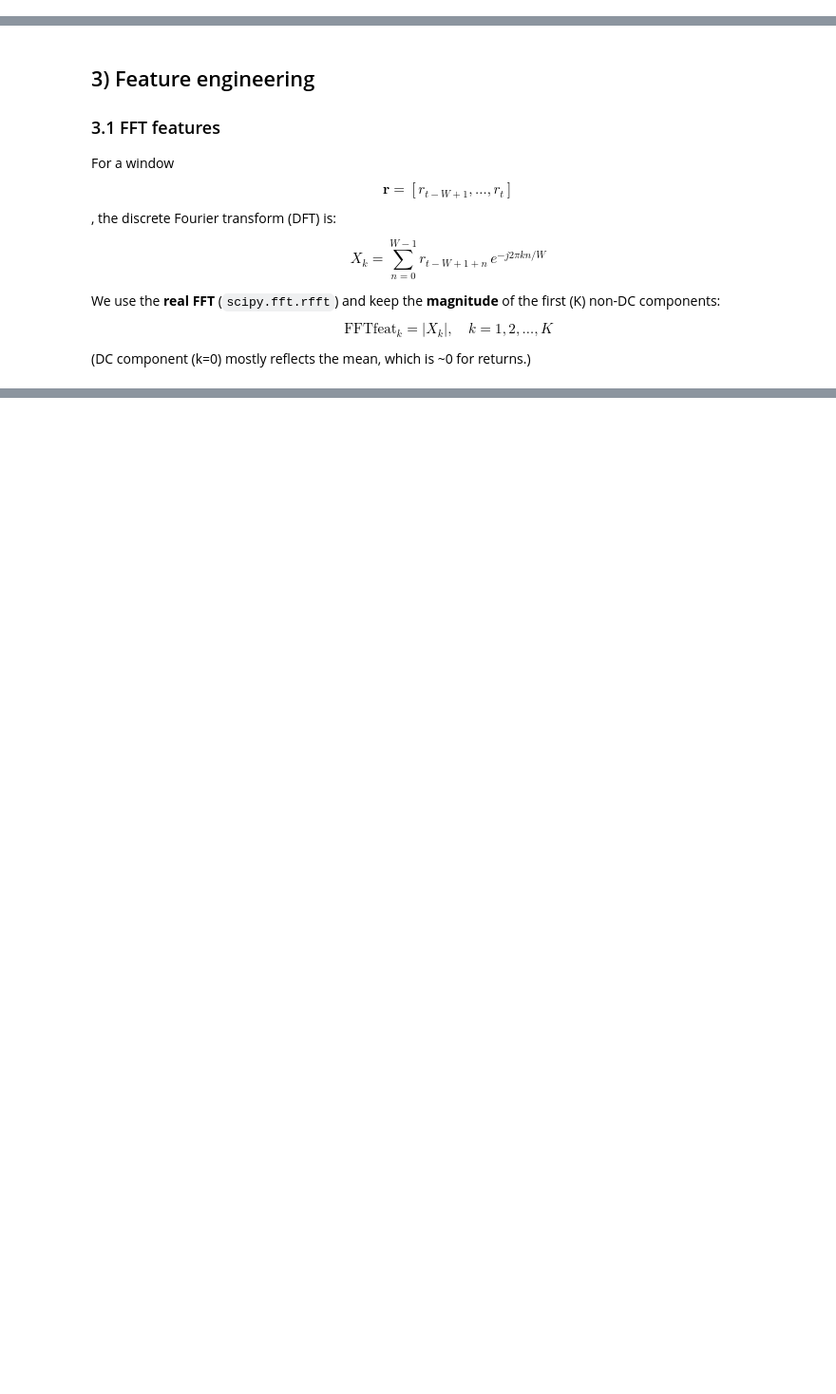
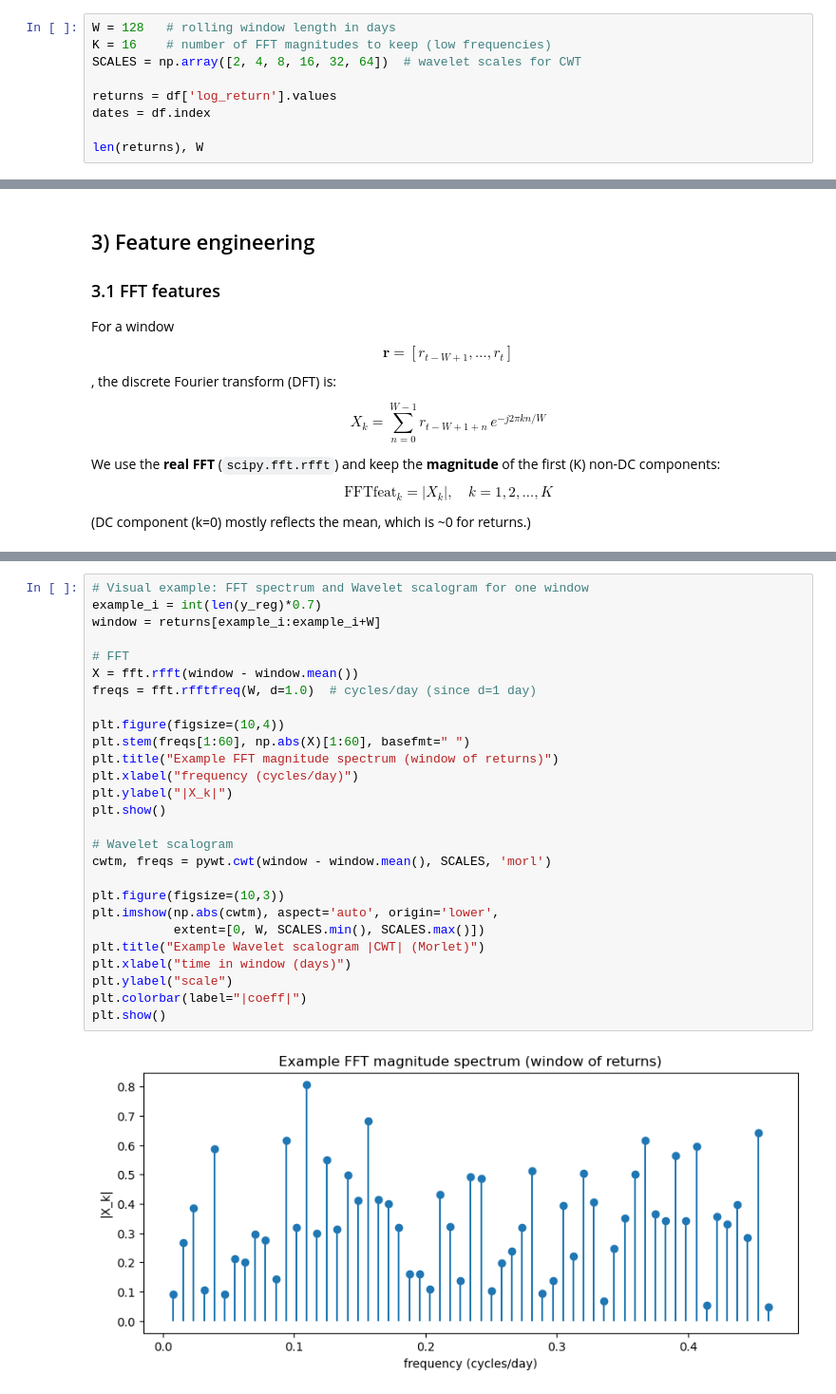
Before and after one commit to mtodoroff/Math-concepts-for-developers-Softuni, a Jupyter notebook: BTC_FFT_vs_Wavelet_Predictability.ipynb, the cells around one changed output, grey strips where cells are left out. Shown at 95% size. Drawn from its saved outputs; the diff is of its cells as text; blank space fills up the shorter version.

```diff
--- a/BTC_FFT_vs_Wavelet_Predictability.ipynb
+++ b/BTC_FFT_vs_Wavelet_Predictability.ipynb
@@ -117,3 +117,12 @@ We'll compare:
 - **Wavelet features:** average absolute CWT coefficients across a set of scales
 
 We also include a simple baseline: predict 0 return (regression) / predict majority class (classification).
+# %%
+W = 128   # rolling window length in days
+K = 16    # number of FFT magnitudes to keep (low frequencies)
+SCALES = np.array([2, 4, 8, 16, 32, 64])  # wavelet scales for CWT
+
+returns = df['log_return'].values
+dates = df.index
+
+len(returns), W
@@ -136,0 +228,29 @@ $$
+# %%
+# Visual example: FFT spectrum and Wavelet scalogram for one window
+example_i = int(len(y_reg)*0.7)
+window = returns[example_i:example_i+W]
+
+# FFT
+X = fft.rfft(window - window.mean())
+freqs = fft.rfftfreq(W, d=1.0)  # cycles/day (since d=1 day)
+
+plt.figure(figsize=(10,4))
+plt.stem(freqs[1:60], np.abs(X)[1:60], basefmt=" ")
+plt.title("Example FFT magnitude spectrum (window of returns)")
+plt.xlabel("frequency (cycles/day)")
+plt.ylabel("|X_k|")
+plt.show()
+
+# Wavelet scalogram
+cwtm, freqs = pywt.cwt(window - window.mean(), SCALES, 'morl')
+
+plt.figure(figsize=(10,3))
+plt.imshow(np.abs(cwtm), aspect='auto', origin='lower',
+           extent=[0, W, SCALES.min(), SCALES.max()])
+plt.title("Example Wavelet scalogram |CWT| (Morlet)")
+plt.xlabel("time in window (days)")
+plt.ylabel("scale")
+plt.colorbar(label="|coeff|")
+plt.show()
+# %% [output]
+[figure, added]
```
Also changed, not shown: parts of 16 cells of this notebook.
